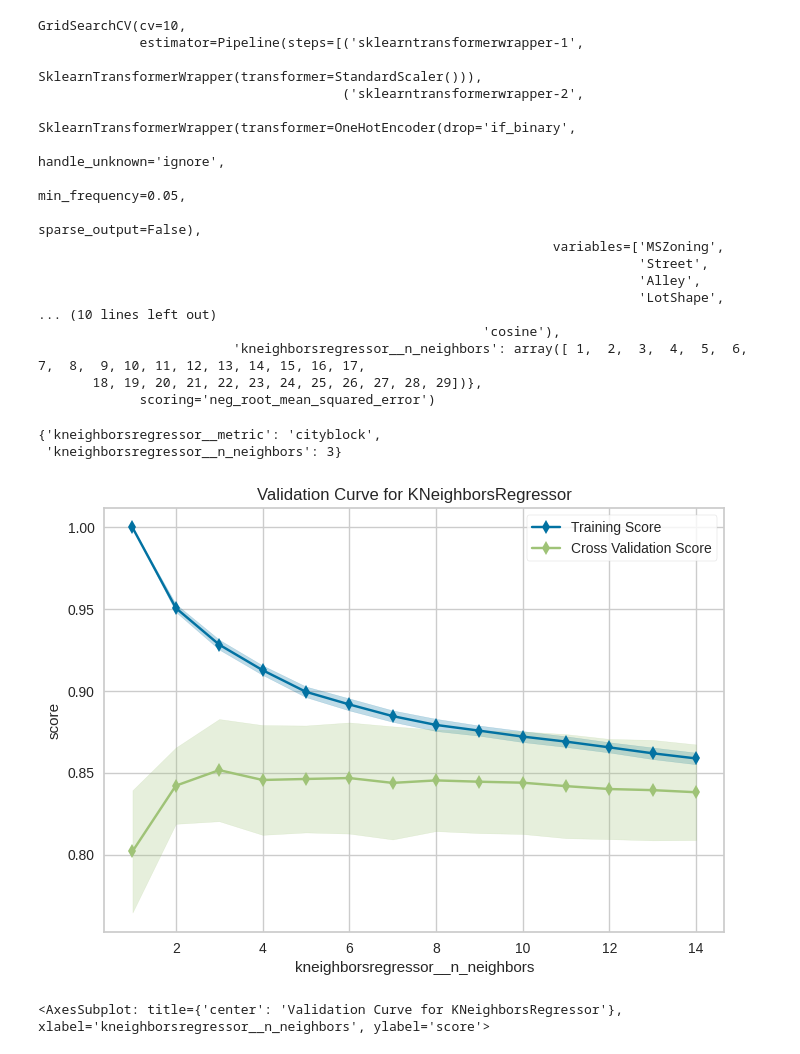
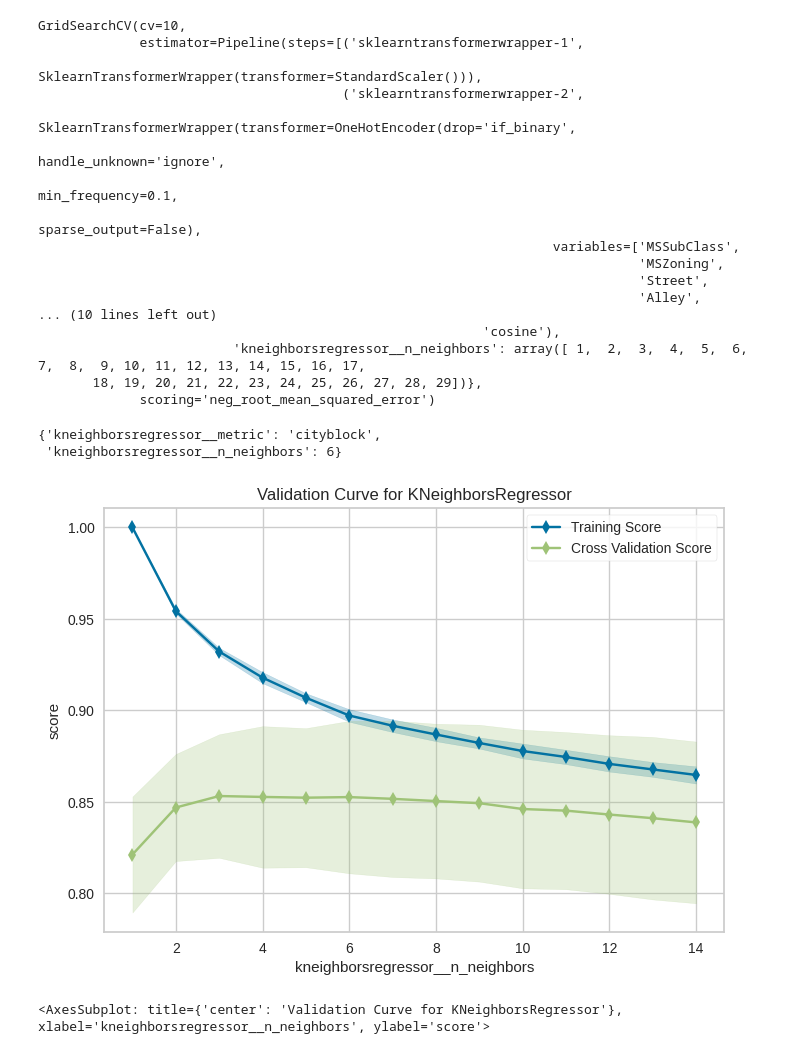
Before and after one commit to blakeb211/ames-housing, a Jupyter notebook: model_knn.ipynb, the cells around one changed output. Saved outputs shown, nothing was run; the diff lists cells and outputs as text; code cells hidden in the pictures.

```diff
--- a/model_knn.ipynb
+++ b/model_knn.ipynb
@@ -16,11 +17,13 @@ X_train, X_test, y_train, y_test = make_train_test()
 # %%
 categoric_cols = X_train.select_dtypes(include=object).columns.tolist()
 std_scaler = SklearnTransformerWrapper(transformer=StandardScaler())
-OH_encoder = SklearnTransformerWrapper(transformer=OneHotEncoder(sparse_output=False, drop='if_binary',min_frequency=0.05,handle_unknown='ignore'), variables=categoric_cols)
-pipe = make_pipeline(std_scaler,OH_encoder,KNeighborsRegressor())
-gs = GridSearchCV(n_jobs=3, estimator=pipe, cv=10,scoring='neg_root_mean_squared_error',param_grid={'kneighborsregressor__n_neighbors':np.arange(1,30), 'kneighborsregressor__metric': ('minkowski','cityblock','cosine')})
+OH_encoder = SklearnTransformerWrapper(transformer=OneHotEncoder(
+    sparse_output=False, drop='if_binary', min_frequency=0.1, handle_unknown='ignore'), variables=categoric_cols)
+pipe = make_pipeline(std_scaler, OH_encoder, KNeighborsRegressor())
+gs = GridSearchCV(n_jobs=3, estimator=pipe, cv=10, scoring='neg_root_mean_squared_error', param_grid={
+                  'kneighborsregressor__n_neighbors': np.arange(1, 30), 'kneighborsregressor__metric': ('minkowski', 'cityblock', 'cosine')})
 # %%
-gs.fit(X=X_train,y=y_train)
+gs.fit(X=X_train, y=y_train)
 # %% [output]
 GridSearchCV(cv=10,
              estimator=Pipeline(steps=[('sklearntransformerwrapper-1',
@@ -28,12 +31,12 @@ GridSearchCV(cv=10,
                                        ('sklearntransformerwrapper-2',
                                         SklearnTransformerWrapper(transformer=OneHotEncoder(drop='if_binary',
                                                                                             handle_unknown='ignore',
-                                                                                            min_frequency=0.05,
+                                                                                            min_frequency=0.1,
                                                                                             sparse_output=False),
-                                                                  variables=['MSZoning',
+                                                                  variables=['MSSubClass',
+                                                                             'MSZoning',
                                                                              'Street',
                                                                              'Alley',
-                                                                             'LotShape',
 ... (10 lines left out)
                                                          'cosine'),
                          'kneighborsregressor__n_neighbors': array([ 1,  2,  3,  4,  5,  6,  7,  8,  9, 10, 11, 12, 13, 14, 15, 16, 17,
@@ -43,16 +46,17 @@ GridSearchCV(cv=10,
 gs.best_params_
 # %% [output]
 {'kneighborsregressor__metric': 'cityblock',
- 'kneighborsregressor__n_neighbors': 3}
+ 'kneighborsregressor__n_neighbors': 6}
 # %%
-pipe_validation = make_pipeline(std_scaler,OH_encoder,KNeighborsRegressor(metric='cityblock'))
+pipe_validation = make_pipeline(
+    std_scaler, OH_encoder, KNeighborsRegressor(metric='cityblock'))
 viz = ValidationCurve(
-    pipe_validation, cv=10, param_name='kneighborsregressor__n_neighbors', param_range = np.arange(1,15)
+    pipe_validation, cv=10, param_name='kneighborsregressor__n_neighbors', param_range=np.arange(1, 15)
 )
 # Fit and show the visualizer
 viz.fit(X_train, y_train)
 viz.show()
 # %% [output]
-[figure, old version]
+[figure, new version]
 <AxesSubplot: title={'center': 'Validation Curve for KNeighborsRegressor'}, xlabel='kneighborsregressor__n_neighbors', ylabel='score'>
 # %%
```
Also changed, not shown: parts of 4 cells of this notebook, 11 other files.
